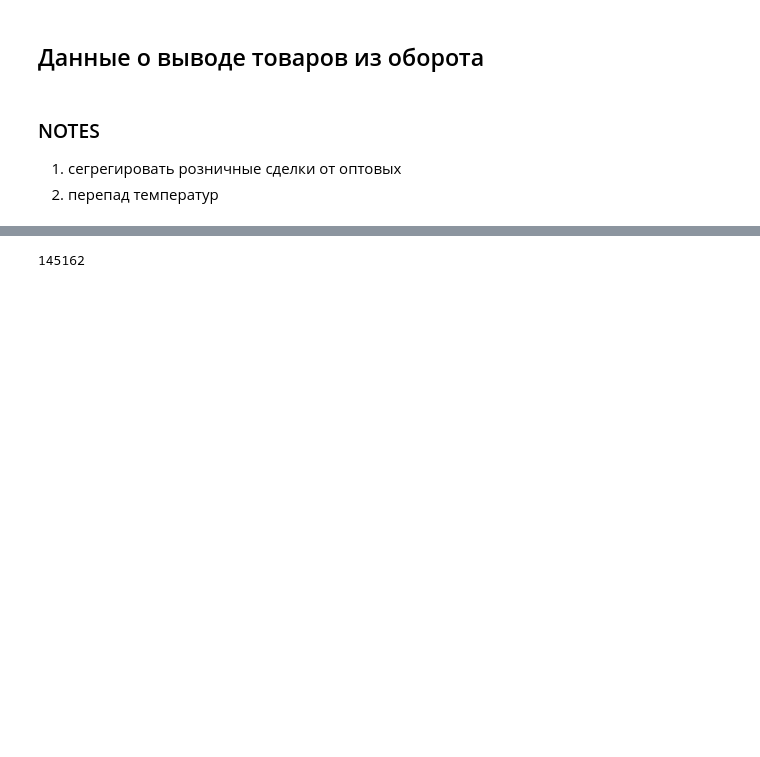
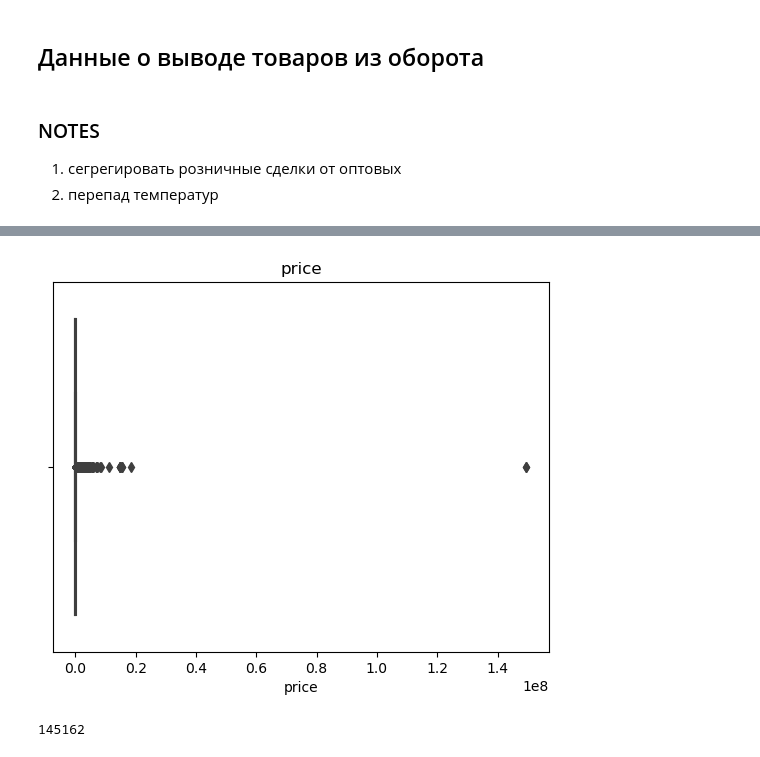
Before and after one commit to proton-bit/MarkingHack, a Jupyter notebook: observe.ipynb, the cells around one changed output, grey strips where cells are left out. Cells and saved outputs as stored; diff of their text form; code cells hidden in the pictures; blank space fills up the shorter version.

```diff
--- a/observe.ipynb
+++ b/observe.ipynb
@@ -66,3 +81,7 @@ sns.boxplot(data=output_circulation_data, x="cnt")
+# %%
+show_boxplot(output_circulation_data, 'price')
+# %% [output]
+[figure, added]
 # %%
 output_circulation_data.cnt.max()
 # %% [output]
```
Also changed, not shown: parts of 19 cells of this notebook.
